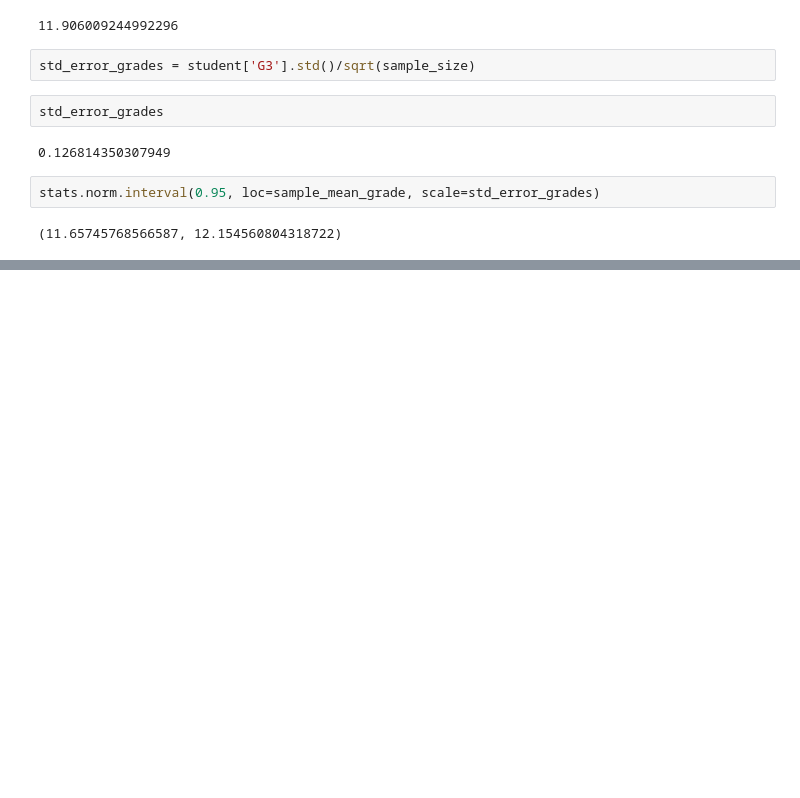
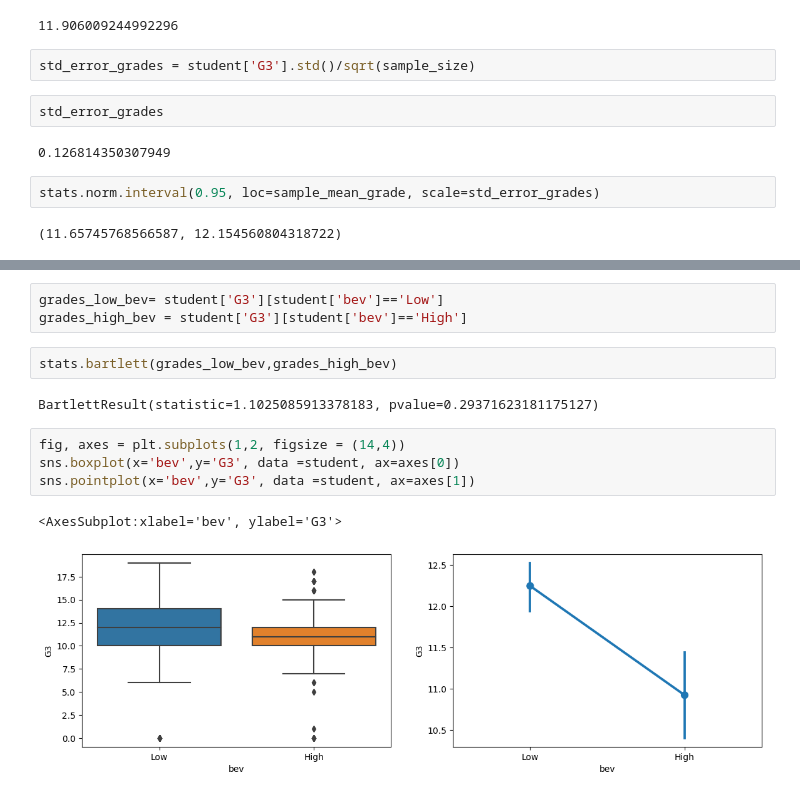
Before and after one commit to AtulKadlag/PythonDataAnalyst, a Jupyter notebook: Statistics_example.ipynb, the cells around one changed output, grey strips where cells are left out. Drawn from its saved outputs; the diff is of its cells as text; blank space fills up the shorter version.

```diff
--- a/Statistics_example.ipynb
+++ b/Statistics_example.ipynb
@@ -109,0 +125,14 @@ stats.norm.interval(0.95, loc=sample_mean_grade, scale=std_error_grades)
+# %%
+grades_low_bev= student['G3'][student['bev']=='Low']
+grades_high_bev = student['G3'][student['bev']=='High']
+# %%
+stats.bartlett(grades_low_bev,grades_high_bev)
+# %% [output]
+BartlettResult(statistic=1.1025085913378183, pvalue=0.29371623181175127)
+# %%
+fig, axes = plt.subplots(1,2, figsize = (14,4))
+sns.boxplot(x='bev',y='G3', data =student, ax=axes[0])
+sns.pointplot(x='bev',y='G3', data =student, ax=axes[1])
+# %% [output]
+<AxesSubplot:xlabel='bev', ylabel='G3'>
+[figure, added]
```
Also changed, not shown: parts of 4 cells of this notebook.
